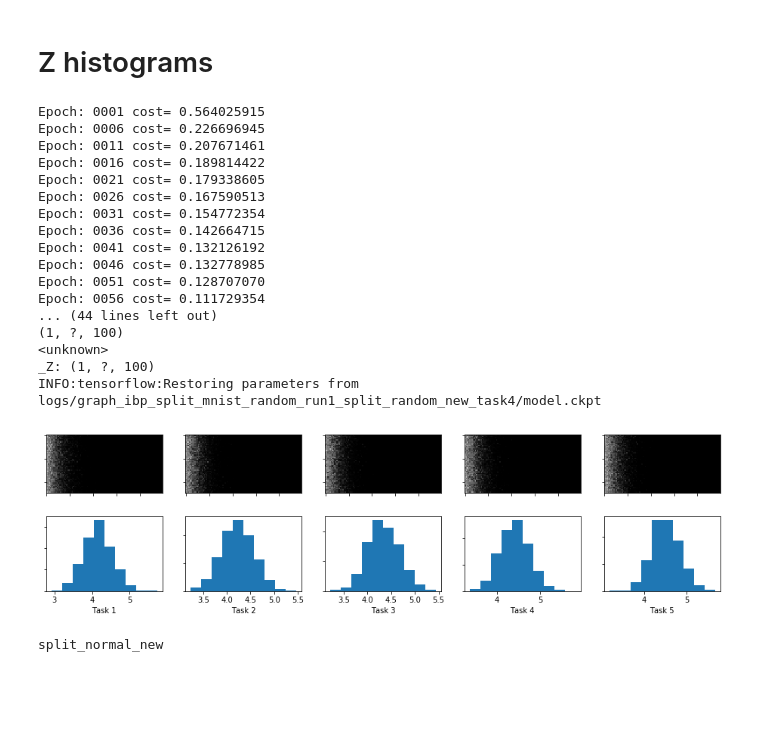
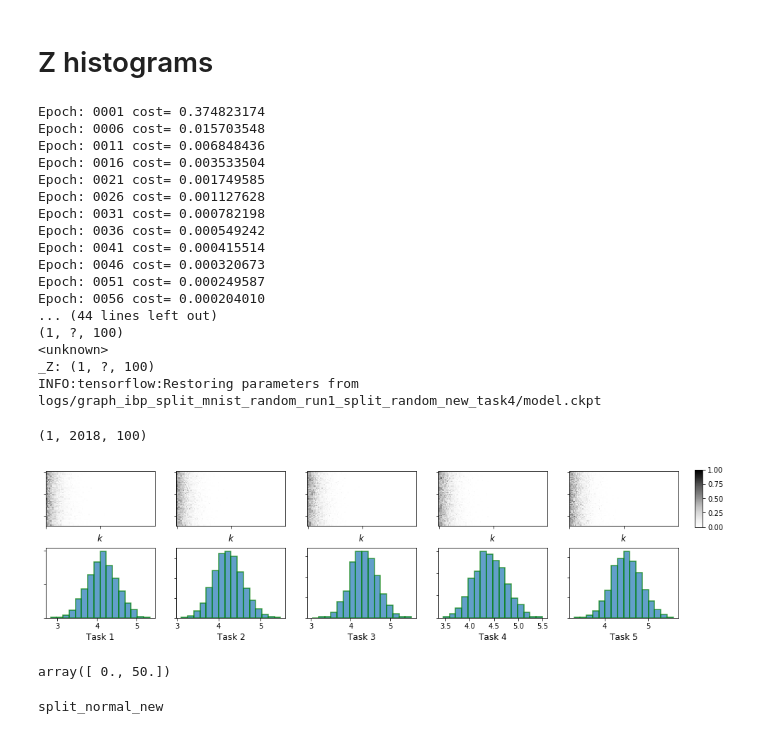
Before and after one commit to skezle/IBP_BNN, a Jupyter notebook: ddm/vcl_results_plot.ipynb, the cells around one changed output. Saved outputs shown, nothing was run; the diff lists cells and outputs as text; code cells hidden in the pictures; blank space fills up the shorter version.

```diff
--- a/ddm/vcl_results_plot.ipynb
+++ b/ddm/vcl_results_plot.ipynb
@@ -948,6 +948,7 @@ Zs = []
 x_testsets, y_testsets = [], []
 for task_id in range(data_gen.max_iter):
     tf.reset_default_graph()
+    x_train, y_train, x_test, y_test = data_gen.next_task()
     # Train network with maximum likelihood to initialize first model
     if task_id == 0:
         ml_model = Vanilla_NN(in_dim, hidden_size, out_dim, x_train.shape[0])
@@ -957,7 +958,6 @@ for task_id in range(data_gen.max_iter):
         mf_betas = None
         ml_model.close_session()
 
-    x_train, y_train, x_test, y_test = data_gen.next_task()
     #x_testsets.append(x_test)
     #y_testsets.append(y_test)
 
@@ -981,39 +981,60 @@ for task_id in range(data_gen.max_iter):
 
     mf_model.close_session()
 # %% [output]
-Epoch: 0001 cost= 0.564025915
-Epoch: 0006 cost= 0.226696945
-Epoch: 0011 cost= 0.207671461
-Epoch: 0016 cost= 0.189814422
-Epoch: 0021 cost= 0.179338605
-Epoch: 0026 cost= 0.167590513
-Epoch: 0031 cost= 0.154772354
-Epoch: 0036 cost= 0.142664715
-Epoch: 0041 cost= 0.132126192
-Epoch: 0046 cost= 0.132778985
-Epoch: 0051 cost= 0.128707070
-Epoch: 0056 cost= 0.111729354
+Epoch: 0001 cost= 0.374823174
+Epoch: 0006 cost= 0.015703548
+Epoch: 0011 cost= 0.006848436
+Epoch: 0016 cost= 0.003533504
+Epoch: 0021 cost= 0.001749585
+Epoch: 0026 cost= 0.001127628
+Epoch: 0031 cost= 0.000782198
+Epoch: 0036 cost= 0.000549242
+Epoch: 0041 cost= 0.000415514
+Epoch: 0046 cost= 0.000320673
+Epoch: 0051 cost= 0.000249587
+Epoch: 0056 cost= 0.000204010
 ... (44 lines left out)
 (1, ?, 100)
 <unknown>
 _Z: (1, ?, 100)
 INFO:tensorflow:Restoring parameters from logs/graph_ibp_split_mnist_random_run1_split_random_new_task4/model.ckpt
+# %%
+Zs[1].shape
+# %% [output]
+(1, 2018, 100)
 # %%
+lw = 2
+
+grid_color = '0.1'
+grid_lw = 0.2
+
+title_size = 16
+label_size = 16
+tick_size = 12
+legend_size = 12
+
 num_tasks = 5
 fig, ax = plt.subplots(2, num_tasks, figsize=(16, 4))
 for i in range(num_tasks):
-    ax[0][i].imshow(np.squeeze(Zs[i])[:50,:], cmap=plt.cm.Greys_r, vmin=0, vmax=1)
-    ax[0][i].set_xticklabels([])
-    ax[0][i].set_yticklabels([])
-    ax[1][i].hist(np.sum(np.squeeze(Zs[i]), axis=1), 10)
-    ax[1][i].set_yticklabels([])
-    ax[1][i].set_xlabel("Task {}".format(i+1))
-    #cbar_ax = fig.add_axes([0.95, 0.15, 0.05, 0.7])
-    #fig.colorbar(imgplot, cax=cbar_ax)
-    plt.savefig('plots/Zs_{0}.pdf'.format(tag), bbox_inches='tight')
-    fig.show()
+    imgplot = ax[0][i].imshow(np.squeeze(Zs[i])[:50,:], cmap=plt.cm.Greys, vmin=0, vmax=1)
+    ax[0][i].set_xticks(np.arange(0.0, 100, step=50))
+    ax[0][i].set_xticklabels([],fontsize=tick_size)
+    ax[0][i].set_yticklabels([], [])
+    ax[0][i].set_xlabel('$k$', fontsize=legend_size)
+    ax[1][i].hist(np.sum(np.squeeze(Zs[i]), axis=1), 16, alpha=0.7, edgecolor='green', linewidth=1.5)
+    ax[1][i].set_yticklabels([], [])
+    ax[1][i].set_xlabel("Task {}".format(i+1), fontsize=legend_size)
+    if i == 4:
+        cbar_ax = fig.add_axes([0.92, 0.57, 0.01, 0.28])
+        fig.colorbar(imgplot, cax=cbar_ax)
+plt.savefig('plots/Zs_{0}.pdf'.format(tag), bbox_inches='tight')
+plt.show()
 # %% [output]
-[figure, old version]
+[figure, new version]
+# %%
+np.arange(0.0, 100, step=50)
+# %% [output]
+array([ 0., 50.])
 # %%
 print(tag)
 [np.mean(Zs[i]) for i in range(num_tasks)]
```
Also changed, not shown: parts of 4 cells of this notebook.
